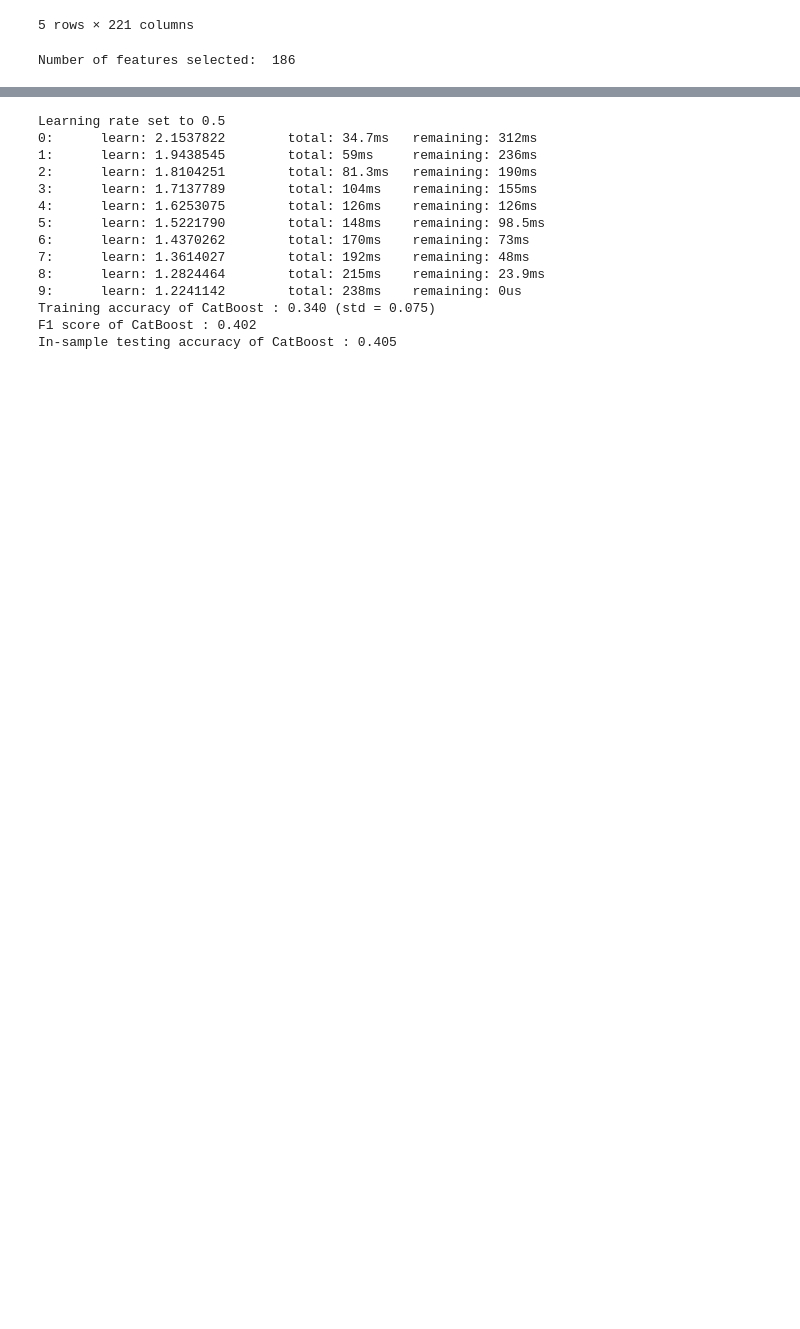
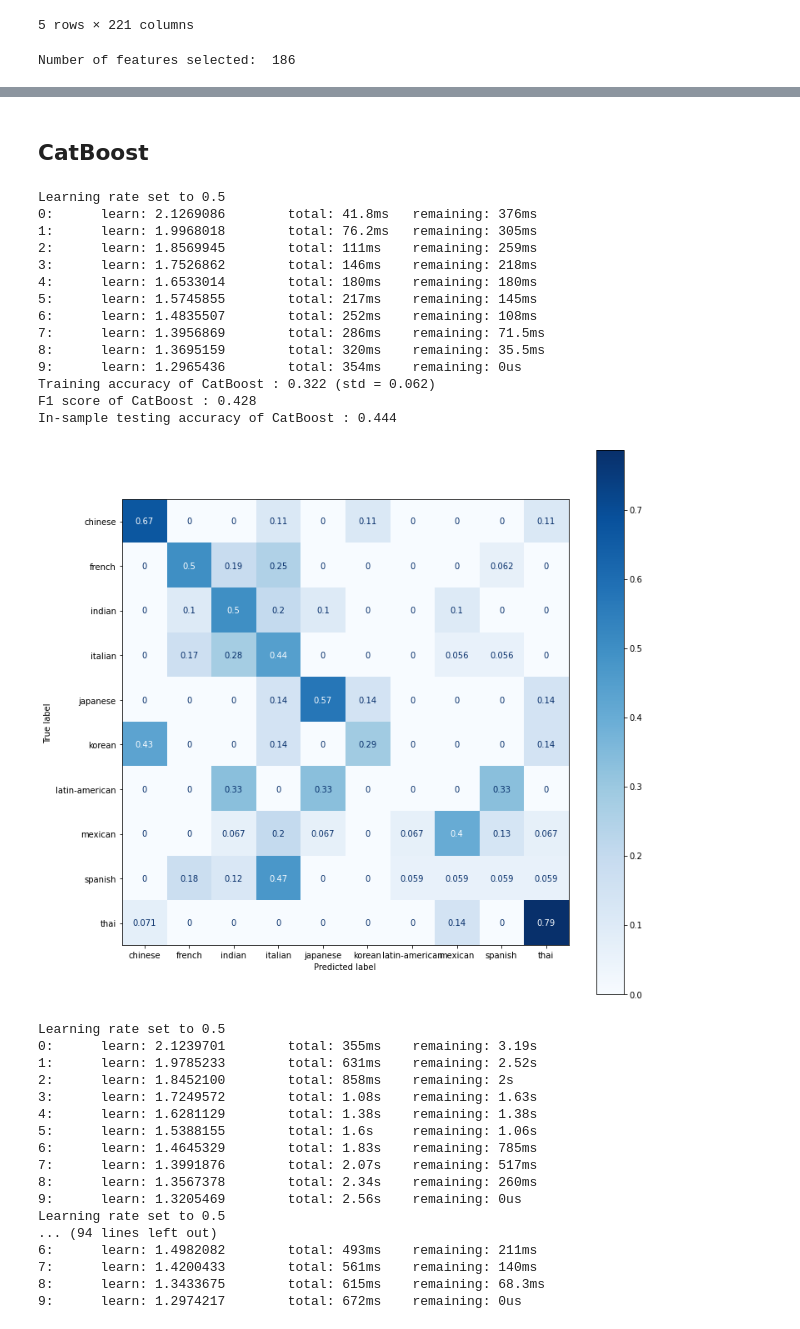
Before and after one commit to serenaliu1/FoodRecipeNLP, a Jupyter notebook: code/Modelling.ipynb, the cells around one changed output, grey strips where cells are left out. Saved outputs shown, nothing was run; the diff lists cells and outputs as text; code cells hidden in the pictures; blank space fills up the shorter version.

```diff
--- a/code/Modelling.ipynb
+++ b/code/Modelling.ipynb
@@ -170,23 +188,46 @@ Best trial parameters: {'n_estimators': 100, 'max_depth': 8, 'min_samples_split'
+# %% [markdown]
+## CatBoost
 # %%
 catboost = CatBoostClassifier(iterations=10)
 catboost.fit(X_train, y_train)
 y_pred = catboost.predict(X_test)
-scores = cross_val_score(catboost, X_train, y_train, scoring='accuracy', cv=cv, n_jobs=-1)
-print('Training accuracy of CatBoost : %.3f (std = %.3f)' % (mean(scores), std(scores)))
 print('F1 score of CatBoost : %.3f' % (mean(f1_score(y_test, y_pred, average='weighted'))))
 print('In-sample testing accuracy of CatBoost : %.3f ' % accuracy_score(y_test, y_pred))
 # %% [output]
 Learning rate set to 0.5
-0:      learn: 2.1537822        total: 34.7ms   remaining: 312ms
-1:      learn: 1.9438545        total: 59ms     remaining: 236ms
-2:      learn: 1.8104251        total: 81.3ms   remaining: 190ms
-3:      learn: 1.7137789        total: 104ms    remaining: 155ms
-4:      learn: 1.6253075        total: 126ms    remaining: 126ms
-5:      learn: 1.5221790        total: 148ms    remaining: 98.5ms
-6:      learn: 1.4370262        total: 170ms    remaining: 73ms
-7:      learn: 1.3614027        total: 192ms    remaining: 48ms
-8:      learn: 1.2824464        total: 215ms    remaining: 23.9ms
-9:      learn: 1.2241142        total: 238ms    remaining: 0us
-Training accuracy of CatBoost : 0.340 (std = 0.075)
-F1 score of CatBoost : 0.402
-In-sample testing accuracy of CatBoost : 0.405
+0:      learn: 2.1269086        total: 41.8ms   remaining: 376ms
+1:      learn: 1.9968018        total: 76.2ms   remaining: 305ms
+2:      learn: 1.8569945        total: 111ms    remaining: 259ms
+3:      learn: 1.7526862        total: 146ms    remaining: 218ms
+4:      learn: 1.6533014        total: 180ms    remaining: 180ms
+5:      learn: 1.5745855        total: 217ms    remaining: 145ms
+6:      learn: 1.4835507        total: 252ms    remaining: 108ms
+7:      learn: 1.3956869        total: 286ms    remaining: 71.5ms
+8:      learn: 1.3695159        total: 320ms    remaining: 35.5ms
+9:      learn: 1.2965436        total: 354ms    remaining: 0us
+Training accuracy of CatBoost : 0.322 (std = 0.062)
+F1 score of CatBoost : 0.428
+In-sample testing accuracy of CatBoost : 0.444
+# %%
+fig, ax = plt.subplots(figsize=(12, 12))
+plot_confusion_matrix(catboost, X_test, y_test, ax=ax, cmap=plt.cm.Blues, normalize='true')
+plt.show()
+# %% [output]
+[figure, added]
+Learning rate set to 0.5
+0:      learn: 2.1239701        total: 355ms    remaining: 3.19s
+1:      learn: 1.9785233        total: 631ms    remaining: 2.52s
+2:      learn: 1.8452100        total: 858ms    remaining: 2s
+3:      learn: 1.7249572        total: 1.08s    remaining: 1.63s
+4:      learn: 1.6281129        total: 1.38s    remaining: 1.38s
+5:      learn: 1.5388155        total: 1.6s     remaining: 1.06s
+6:      learn: 1.4645329        total: 1.83s    remaining: 785ms
+7:      learn: 1.3991876        total: 2.07s    remaining: 517ms
+8:      learn: 1.3567378        total: 2.34s    remaining: 260ms
+9:      learn: 1.3205469        total: 2.56s    remaining: 0us
+Learning rate set to 0.5
+... (94 lines left out)
+6:      learn: 1.4982082        total: 493ms    remaining: 211ms
+7:      learn: 1.4200433        total: 561ms    remaining: 140ms
+8:      learn: 1.3433675        total: 615ms    remaining: 68.3ms
+9:      learn: 1.2974217        total: 672ms    remaining: 0us
```
Also changed, not shown: parts of 16 cells of this notebook, 9 other files.
